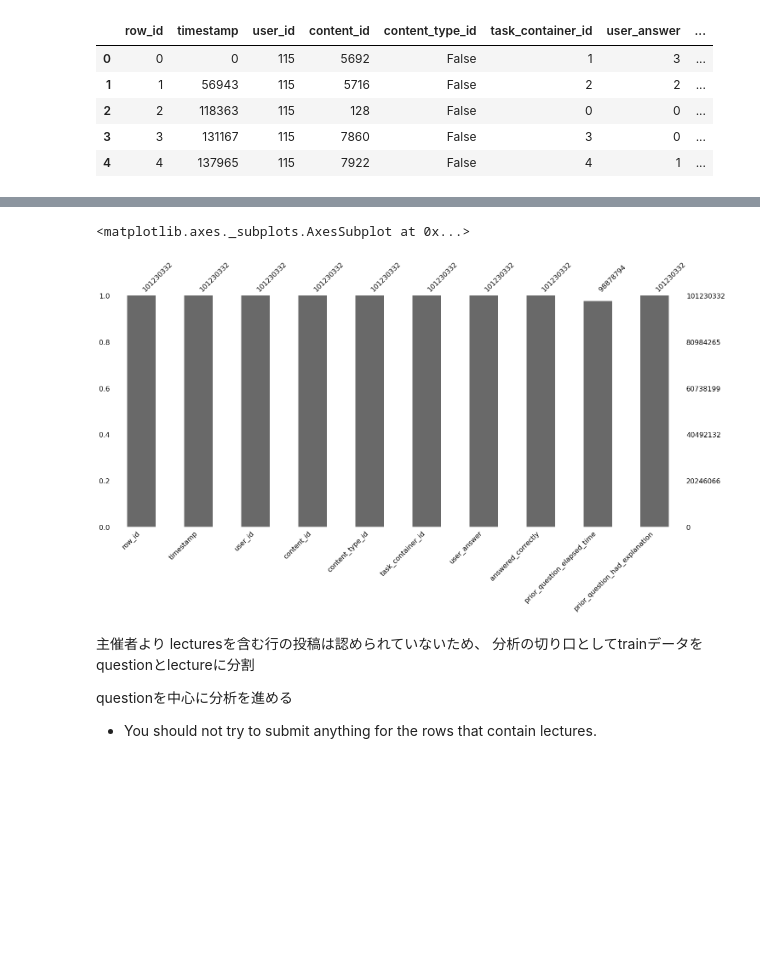
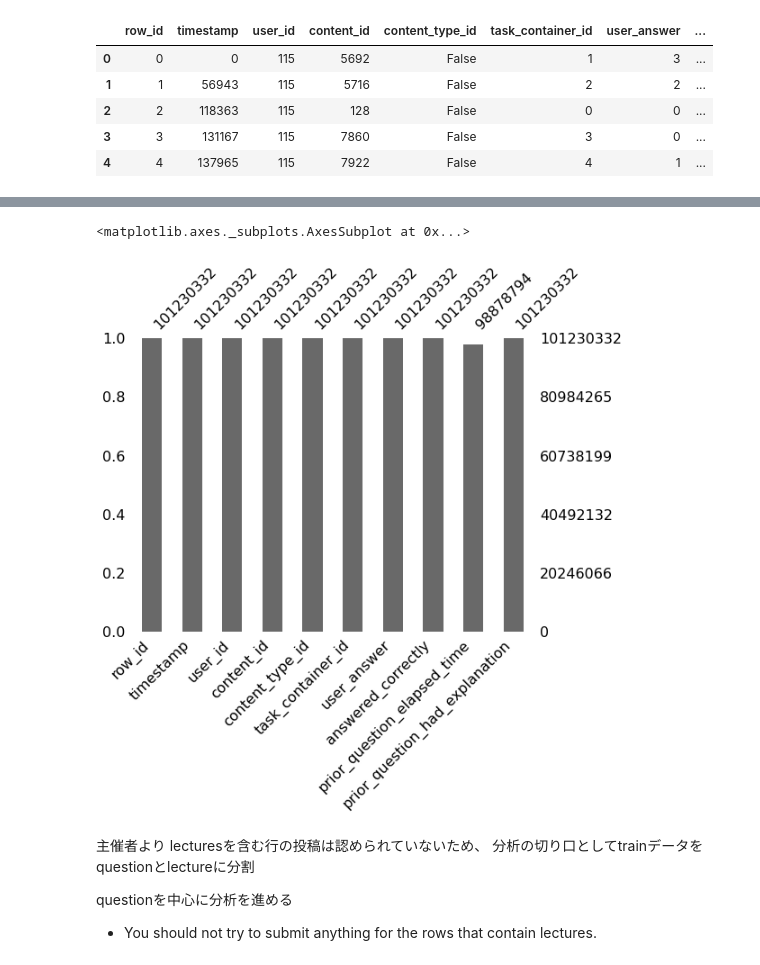
Before and after one commit to takamotoki/dic_graduation_project, a Jupyter notebook: code/Riiid_EDA.ipynb, the cells around one changed output, grey strips where cells are left out. Cells and saved outputs as stored; diff of their text form; code cells hidden in the pictures; blank space fills up the shorter version.

```diff
--- a/code/Riiid_EDA.ipynb
+++ b/code/Riiid_EDA.ipynb
@@ -131,11 +136,11 @@ train.describe().apply(lambda s: s.apply(lambda x: format(x, '.2f')))
 | max | 101230331.00 | 87425772049.00 | 2147482888.00 | 32736.00 | 9999.00 | 3.00 | 1.00 | ... |
 # %%
 import missingno as msno
-msno.bar(train)
+msno.bar(train, figsize=(8, 6))
 #prior_question_elapsed_time以外に欠損値無し。
 # %% [output]
 <matplotlib.axes._subplots.AxesSubplot at 0x...>
-[figure, old version]
+[figure, new version]
 # %% [markdown]
 主催者より lecturesを含む行の投稿は認められていないため、
 分析の切り口としてtrainデータをquestionとlectureに分割
```
Also changed, not shown: parts of 61 cells of this notebook.
